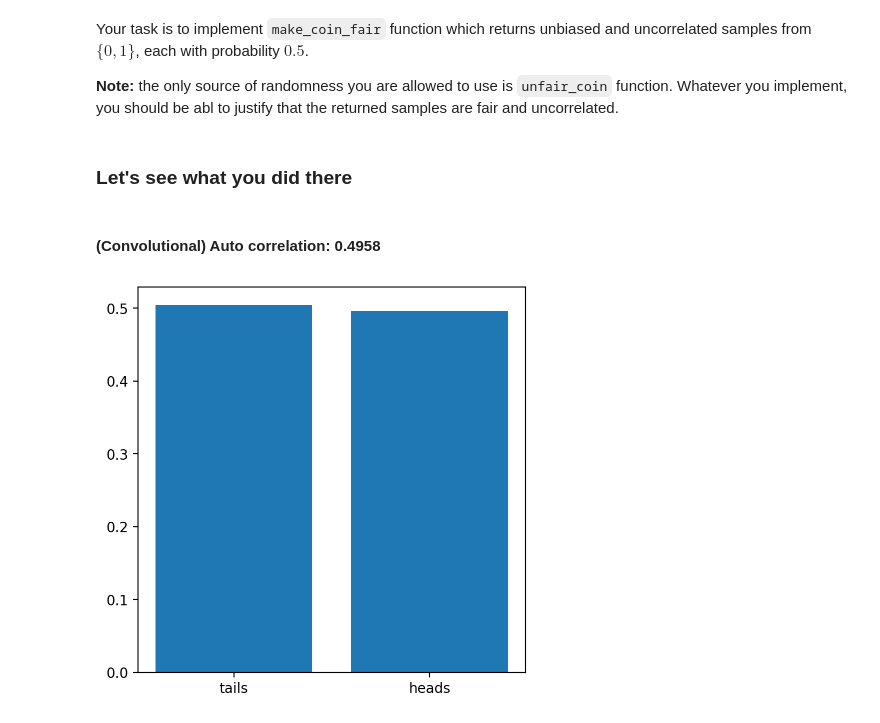
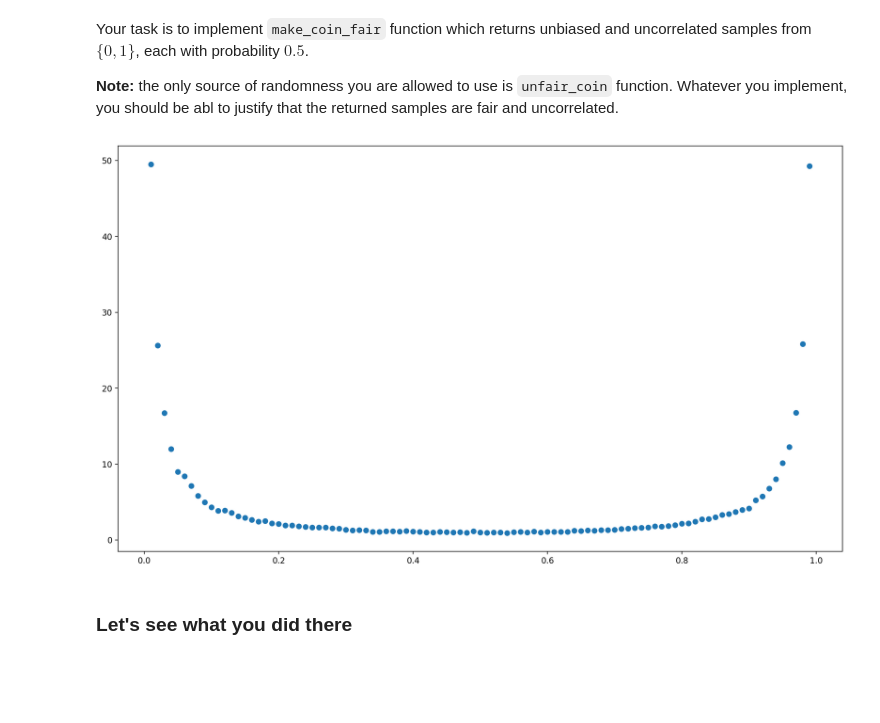
Before and after one commit to Galaktikkon/esum, a Jupyter notebook: lab1/lab1.ipynb, the cells around one changed output. Saved outputs shown, nothing was run; the diff lists cells and outputs as text; code cells hidden in the pictures; blank space fills up the shorter version.

```diff
--- a/lab1/lab1.ipynb
+++ b/lab1/lab1.ipynb
@@ -148,22 +148,38 @@ Sampling in many dimensions is not always easy - in fact it's often very hard. L
 
 Lets say we have an unfair coin, which falls heads 90% of times and tails 10% of times.
 # %%
-def unfair_coin():
-    return np.random.choice([0, 1], p=[0.001, 0.999])
+def unfair_coin(p):
+    return np.random.choice([0, 1], p=[p, 1.-p])
 # %% [markdown]
 Your task is to implement `make_coin_fair` function which returns unbiased and uncorrelated samples from $\{0, 1\}$, each with probability $0.5$.
 
 **Note:** the only source of randomness you are allowed to use is `unfair_coin` function. Whatever you implement, you should be abl to justify that the returned samples are fair and uncorrelated.
 # %%
-def make_coin_fair():
+def make_coin_fair(p):
+    count = 0
+    result1 = unfair_coin(p)
+    result2 = unfair_coin(p)
+    while result1 == result2:
+        result1 = unfair_coin(p)
+        result2 = unfair_coin(p)
+        count += 1
 
-    result1 = unfair_coin()
-    result2 = unfair_coin()
-    while result1 == result2:
-        result1 = unfair_coin()
-        result2 = unfair_coin()
-
-    return result1
+    return count
+# %%
+p_values = np.arange(0.01, 1, 0.01)
+
+n = 1000
+estimated_calls = []
+for i in range(len(p_values)):
+    s=0
+    for j in range(n):
+        s += make_coin_fair(p_values[i])
+    estimated_calls.append(s/n)
+
+plt.plot(p_values, estimated_calls,'o')
+plt.show()
+# %% [output]
+[figure, added]
 # %% [markdown]
 ### Let's see what you did there
 # %%
@@ -181,6 +197,3 @@ axis.set_xticks([0, 1])
 axis.set_xticklabels(['tails', 'heads'])
 
 display(HTML(f'<h4>(Convolutional) Auto correlation: {acorr}</h4>'))
-# %% [output]
-(Convolutional) Auto correlation: 0.4958
-[figure, removed]
```
Also changed, not shown: parts of 1 cell of this notebook.
